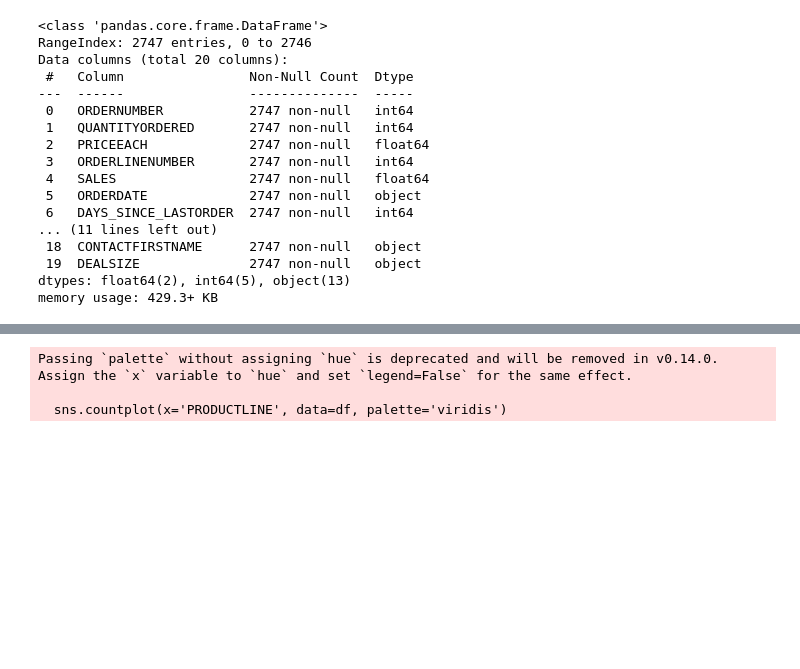
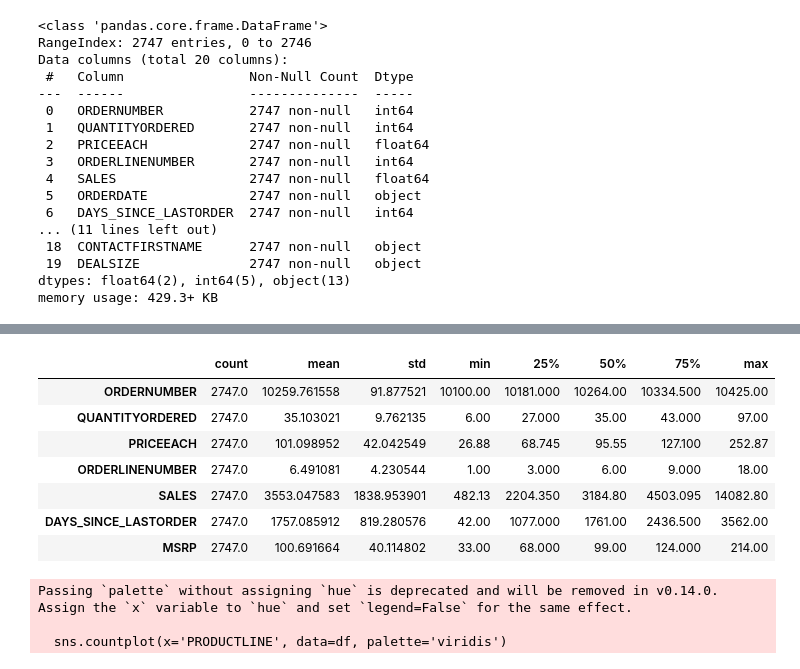
Before and after one commit to ameschini2206/Primera-Entrega-DSII---Alejandro-Meschini, a Jupyter notebook: Primera Entrega.ipynb, the cells around one changed output, grey strips where cells are left out. Saved outputs shown, nothing was run; the diff lists cells and outputs as text; code cells hidden in the pictures; blank space fills up the shorter version.

```diff
--- a/Primera Entrega.ipynb
+++ b/Primera Entrega.ipynb
@@ -74,3 +77,7 @@ Data columns (total 20 columns):
  19  DEALSIZE              2747 non-null   object
 dtypes: float64(2), int64(5), object(13)
 memory usage: 429.3+ KB
+# %%
+columnas_a_eliminar = ['PHONE', 'ADDRESSLINE1', 'PRODUCTCODE', 'CONTACTLASTNAME', 'CONTACTFIRSTNAME', 'POSTALCODE']
+
+df_limpio = df.drop(columns=columnas_a_eliminar)
@@ -76,0 +93,3 @@ memory usage: 429.3+ KB
+# %%
+df_limpio['DIFF_PERCENTAGE'] = ((df['MSRP'] - df['PRICEEACH']) / df['MSRP']) * 100
+print(df[['PRODUCTLINE', 'MSRP', 'PRICEEACH', 'PRICE_DIFF', 'DIFF_PERCENTAGE']].head())
@@ -77,3 +137,14 @@ memory usage: 429.3+ KB
+# %%
+df_limpio.describe().T
+# %% [output]
+|  | count | mean | std | min | 25% | 50% | 75% | max |
+| ORDERNUMBER | 2747.0 | 10259.761558 | 91.877521 | 10100.00 | 10181.000 | 10264.00 | 10334.500 | 10425.00 |
+| QUANTITYORDERED | 2747.0 | 35.103021 | 9.762135 | 6.00 | 27.000 | 35.00 | 43.000 | 97.00 |
+| PRICEEACH | 2747.0 | 101.098952 | 42.042549 | 26.88 | 68.745 | 95.55 | 127.100 | 252.87 |
+| ORDERLINENUMBER | 2747.0 | 6.491081 | 4.230544 | 1.00 | 3.000 | 6.00 | 9.000 | 18.00 |
+| SALES | 2747.0 | 3553.047583 | 1838.953901 | 482.13 | 2204.350 | 3184.80 | 4503.095 | 14082.80 |
+| DAYS_SINCE_LASTORDER | 2747.0 | 1757.085912 | 819.280576 | 42.00 | 1077.000 | 1761.00 | 2436.500 | 3562.00 |
+| MSRP | 2747.0 | 100.691664 | 40.114802 | 33.00 | 68.000 | 99.00 | 124.000 | 214.00 |
 # %%
 sns.countplot(x='PRODUCTLINE', data=df, palette='viridis')
 plt.title('Distribución de Ventas por Línea de Producto', fontsize=15)
```
Also changed, not shown: parts of 4 cells of this notebook.
